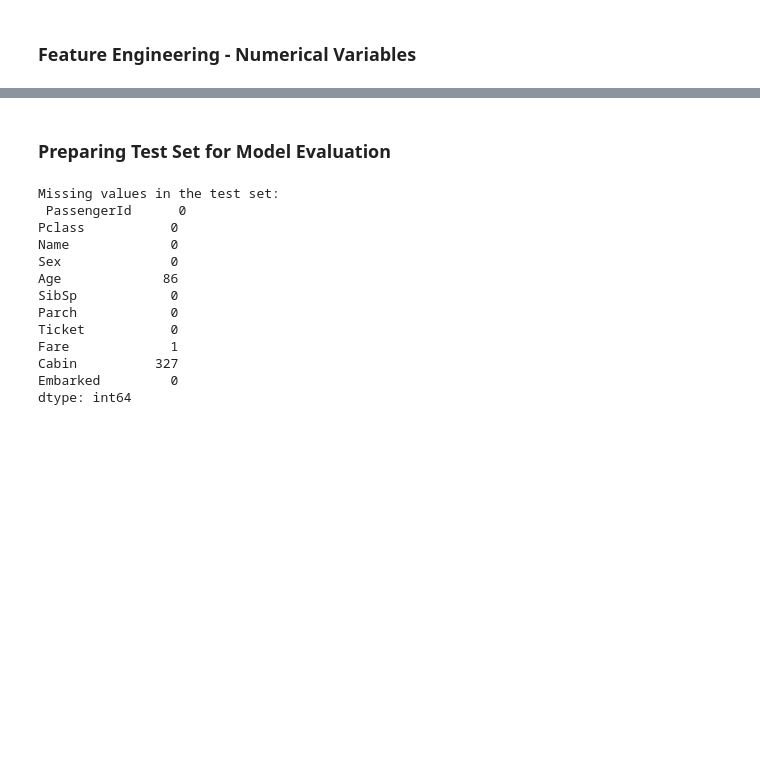
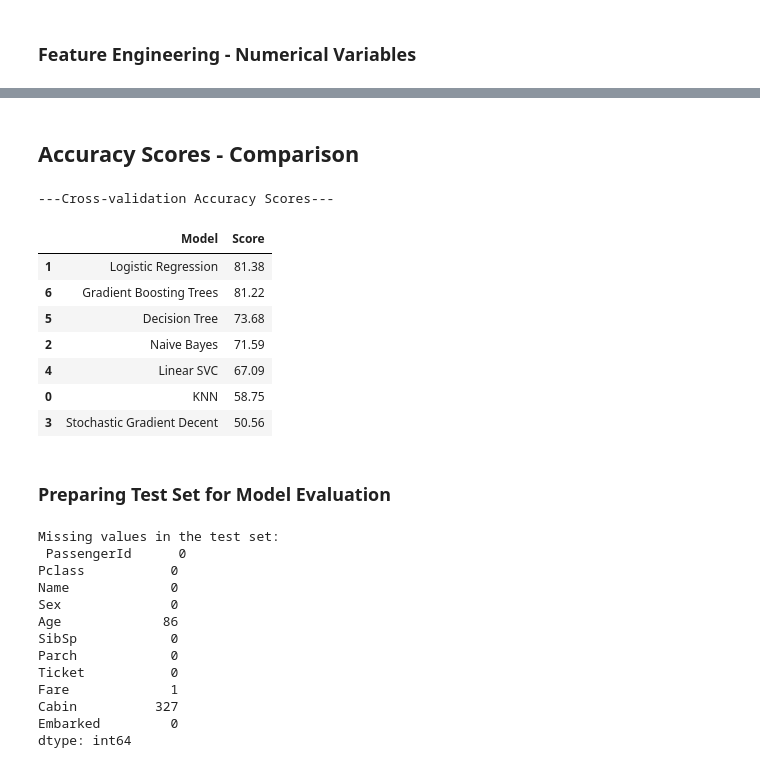
Before and after one commit to julianencisoizquierdo/ML_Python_Titanic, a Jupyter notebook: titanic_julian_enciso.ipynb, the cells around one changed output, grey strips where cells are left out. Drawn from its saved outputs; the diff is of its cells as text; code cells hidden in the pictures; blank space fills up the shorter version.

```diff
--- a/titanic_julian_enciso.ipynb
+++ b/titanic_julian_enciso.ipynb
@@ -582 +683,21 @@ df_clean
+# %%
+from sklearn import model_selection, metrics
+
+# Function that runs the requested algorithm and returns the accuracy metrics
+def fit_ml_algo(algo, X_train, y_train, cv):
+
+    # One Pass
+    model = algo.fit(X_train, y_train)
+    acc = round(model.score(X_train, y_train) * 100, 2)
+
+    # Cross Validation
+    train_pred = model_selection.cross_val_predict(algo,
+                                                  X_train,
+                                                  y_train,
+                                                  cv=cv,
+                                                  n_jobs = -1)
+    # Cross-validation accuracy metric
+    acc_cv = round(metrics.accuracy_score(y_train, train_pred) * 100, 2)
+
+    return train_pred, acc, acc_cv
 # %% [markdown]
@@ -584,8 +704,0 @@ df_clean
-# %%
-from sklearn.linear_model import LogisticRegression
-from sklearn.model_selection import train_test_split
-
-y = df_test['Survived']
-df_test.drop(['Survived'])
-
-X_train, X_test, y_train, y_test = train_test_split(df_test, y, test_size = 0.3, random_state = 21, stratify = y)
@@ -594,3 +821,32 @@ KeyError: 'Survived'
+# %% [markdown]
+## **Accuracy Scores - Comparison**
+# %%
+cv_models = pd.DataFrame({
+    'Model': ['KNN', 'Logistic Regression', 'Naive Bayes',
+              'Stochastic Gradient Decent', 'Linear SVC',
+              'Decision Tree', 'Gradient Boosting Trees'
+              ],
+    'Score': [
+        acc_cv_knn,
+        acc_cv_log,
+        acc_cv_gaussian,
+        acc_cv_sgd,
+        acc_cv_linear_svc,
+        acc_cv_dt,
+        acc_cv_gbt
+    ]})
+print('---Cross-validation Accuracy Scores---')
+cv_models.sort_values(by='Score', ascending=False)
+# %% [output]
+---Cross-validation Accuracy Scores---
+|  | Model | Score |
+| 1 | Logistic Regression | 81.38 |
+| 6 | Gradient Boosting Trees | 81.22 |
+| 5 | Decision Tree | 73.68 |
+| 2 | Naive Bayes | 71.59 |
+| 4 | Linear SVC | 67.09 |
+| 0 | KNN | 58.75 |
+| 3 | Stochastic Gradient Decent | 50.56 |
 # %% [markdown]
 ### **Preparing Test Set for Model Evaluation**
 # %%
```
Also changed, not shown: parts of 17 cells of this notebook.
